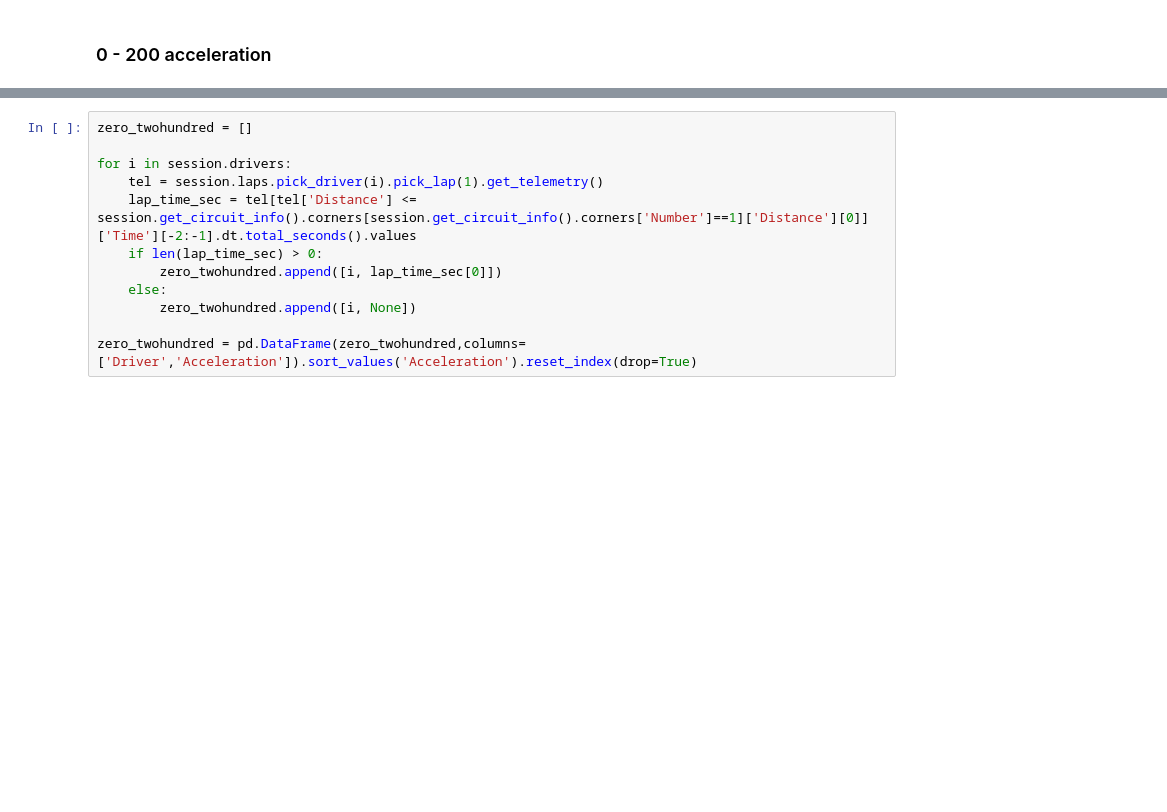
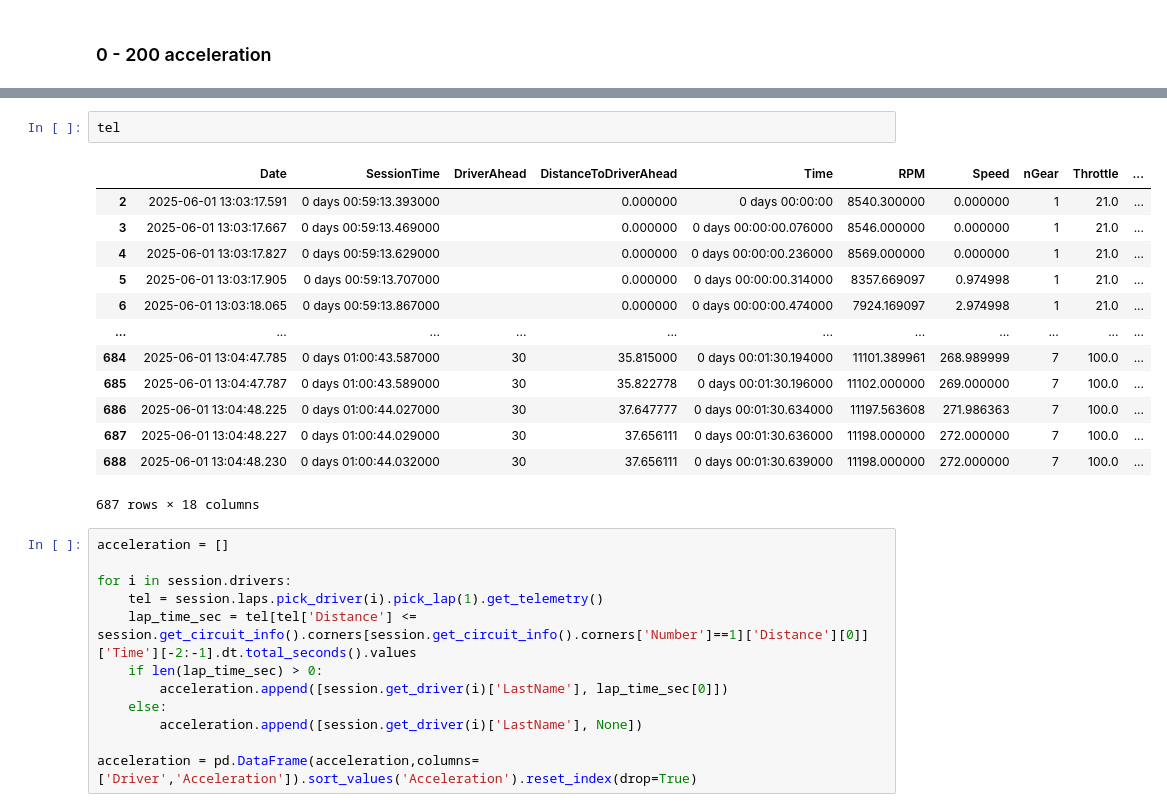
Before and after one commit to Sanket-g-75/F1_Analysis, a Jupyter notebook: code.ipynb, the cells around one changed output, grey strips where cells are left out. Cells and saved outputs as stored; diff of their text form; blank space fills up the shorter version.

```diff
--- a/code.ipynb
+++ b/code.ipynb
@@ -266,15 +235,31 @@ pd.DataFrame(session.laps.pick_driver('HAM').pick_lap(1).get_telemetry())
+# %%
+tel
+# %% [output]
+|  | Date | SessionTime | DriverAhead | DistanceToDriverAhead | Time | RPM | Speed | nGear | Throttle | ... |
+| 2 | 2025-06-01 13:03:17.591 | 0 days 00:59:13.393000 |  | 0.000000 | 0 days 00:00:00 | 8540.300000 | 0.000000 | 1 | 21.0 | ... |
+| 3 | 2025-06-01 13:03:17.667 | 0 days 00:59:13.469000 |  | 0.000000 | 0 days 00:00:00.076000 | 8546.000000 | 0.000000 | 1 | 21.0 | ... |
+| 4 | 2025-06-01 13:03:17.827 | 0 days 00:59:13.629000 |  | 0.000000 | 0 days 00:00:00.236000 | 8569.000000 | 0.000000 | 1 | 21.0 | ... |
+| 5 | 2025-06-01 13:03:17.905 | 0 days 00:59:13.707000 |  | 0.000000 | 0 days 00:00:00.314000 | 8357.669097 | 0.974998 | 1 | 21.0 | ... |
+| 6 | 2025-06-01 13:03:18.065 | 0 days 00:59:13.867000 |  | 0.000000 | 0 days 00:00:00.474000 | 7924.169097 | 2.974998 | 1 | 21.0 | ... |
+| ... | ... | ... | ... | ... | ... | ... | ... | ... | ... | ... |
+| 684 | 2025-06-01 13:04:47.785 | 0 days 01:00:43.587000 | 30 | 35.815000 | 0 days 00:01:30.194000 | 11101.389961 | 268.989999 | 7 | 100.0 | ... |
+| 685 | 2025-06-01 13:04:47.787 | 0 days 01:00:43.589000 | 30 | 35.822778 | 0 days 00:01:30.196000 | 11102.000000 | 269.000000 | 7 | 100.0 | ... |
+| 686 | 2025-06-01 13:04:48.225 | 0 days 01:00:44.027000 | 30 | 37.647777 | 0 days 00:01:30.634000 | 11197.563608 | 271.986363 | 7 | 100.0 | ... |
+| 687 | 2025-06-01 13:04:48.227 | 0 days 01:00:44.029000 | 30 | 37.656111 | 0 days 00:01:30.636000 | 11198.000000 | 272.000000 | 7 | 100.0 | ... |
+| 688 | 2025-06-01 13:04:48.230 | 0 days 01:00:44.032000 | 30 | 37.656111 | 0 days 00:01:30.639000 | 11198.000000 | 272.000000 | 7 | 100.0 | ... |
+687 rows × 18 columns
 # %%
-zero_twohundred = []
+acceleration = []
 
 for i in session.drivers:
     tel = session.laps.pick_driver(i).pick_lap(1).get_telemetry()
     lap_time_sec = tel[tel['Distance'] <= session.get_circuit_info().corners[session.get_circuit_info().corners['Number']==1]['Distance'][0]]['Time'][-2:-1].dt.total_seconds().values
     if len(lap_time_sec) > 0:
-        zero_twohundred.append([i, lap_time_sec[0]])
+        acceleration.append([session.get_driver(i)['LastName'], lap_time_sec[0]])
     else:
-        zero_twohundred.append([i, None])
+        acceleration.append([session.get_driver(i)['LastName'], None])
 
-zero_twohundred = pd.DataFrame(zero_twohundred,columns=['Driver','Acceleration']).sort_values('Acceleration').reset_index(drop=True)
+acceleration = pd.DataFrame(acceleration,columns=['Driver','Acceleration']).sort_values('Acceleration').reset_index(drop=True)
 # %%
 # Sort by Acceleration (ascending)
 plt.figure(figsize=(20,8))
```
Also changed, not shown: parts of 10 cells of this notebook, 4 other files.
